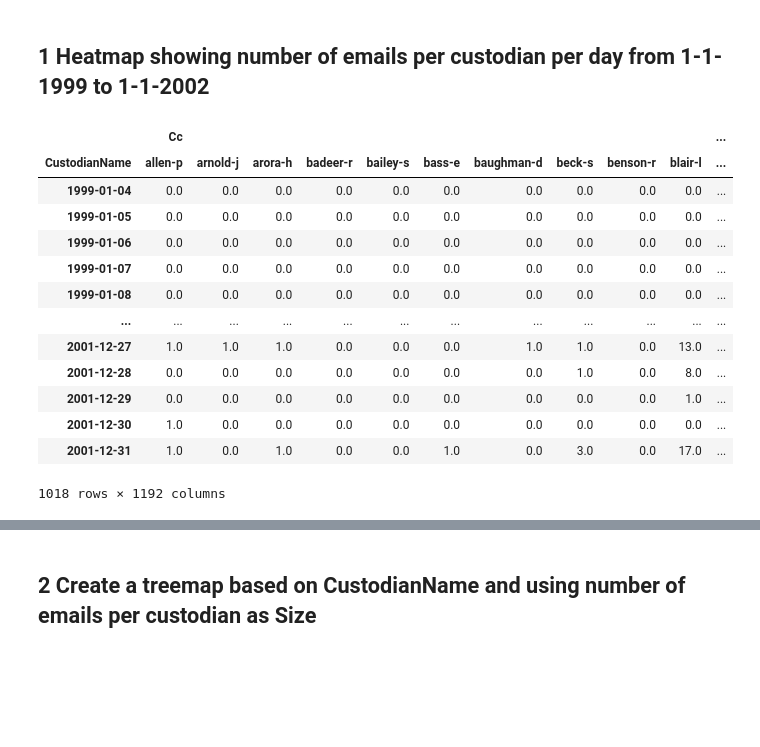
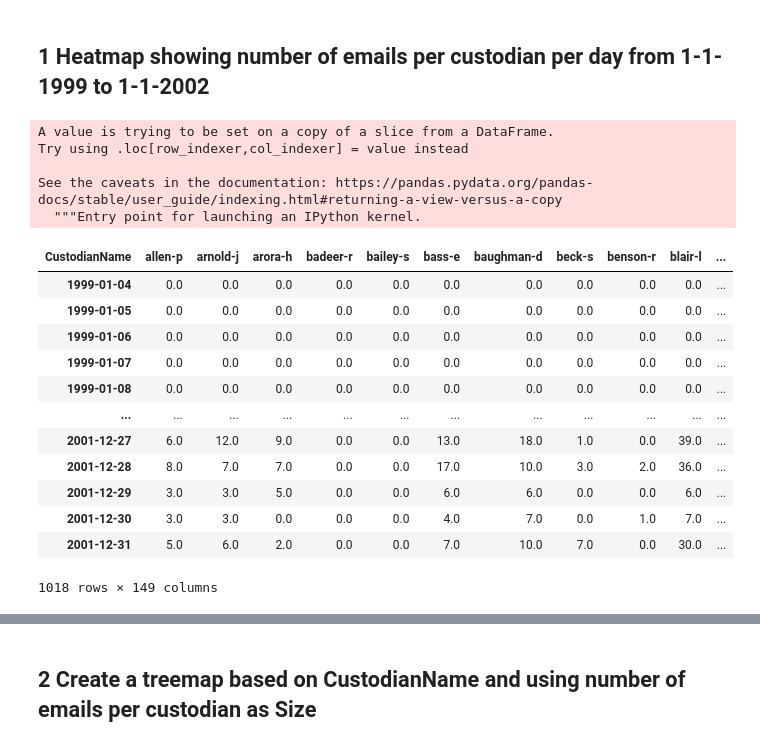
Before and after one commit to HansHenseler/masdav2022, a Jupyter notebook: Part_6_Exercises_Answers.ipynb, the cells around one changed output, grey strips where cells are left out. Cells and saved outputs as stored; diff of their text form; code cells hidden in the pictures; blank space fills up the shorter version.

```diff
--- a/Part_6_Exercises_Answers.ipynb
+++ b/Part_6_Exercises_Answers.ipynb
@@ -339,11 +314,16 @@ top10(closeness)
 # %% [markdown]
 ## 1 Heatmap showing number of emails per custodian per day from 1-1-1999 to 1-1-2002
 # %%
-emails_per_custodian_day = pd.pivot_table( clean_df , columns=[clean_df.CustodianName],index=[clean_df.index.date], aggfunc="count")
+clean_df['Count']=1
+emails_per_custodian_day = pd.pivot_table( clean_df , values='Count',columns=[clean_df.CustodianName],index=[clean_df.index.date], aggfunc="count")
 emails_per_custodian_day.fillna(0,inplace=True)
 emails_per_custodian_day
 # %% [output]
+A value is trying to be set on a copy of a slice from a DataFrame.
+Try using .loc[row_indexer,col_indexer] = value instead
+
+See the caveats in the documentation: https://pandas.pydata.org/pandas-docs/stable/user_guide/indexing.html#returning-a-view-versus-a-copy
+  """Entry point for launching an IPython kernel.
-|  | Cc |  |  |  |  |  |  |  |  |  | ... |
 | CustodianName | allen-p | arnold-j | arora-h | badeer-r | bailey-s | bass-e | baughman-d | beck-s | benson-r | blair-l | ... |
 | 1999-01-04 | 0.0 | 0.0 | 0.0 | 0.0 | 0.0 | 0.0 | 0.0 | 0.0 | 0.0 | 0.0 | ... |
 | 1999-01-05 | 0.0 | 0.0 | 0.0 | 0.0 | 0.0 | 0.0 | 0.0 | 0.0 | 0.0 | 0.0 | ... |
@@ -351,12 +331,12 @@ emails_per_custodian_day
 | 1999-01-07 | 0.0 | 0.0 | 0.0 | 0.0 | 0.0 | 0.0 | 0.0 | 0.0 | 0.0 | 0.0 | ... |
 | 1999-01-08 | 0.0 | 0.0 | 0.0 | 0.0 | 0.0 | 0.0 | 0.0 | 0.0 | 0.0 | 0.0 | ... |
 | ... | ... | ... | ... | ... | ... | ... | ... | ... | ... | ... | ... |
-| 2001-12-27 | 1.0 | 1.0 | 1.0 | 0.0 | 0.0 | 0.0 | 1.0 | 1.0 | 0.0 | 13.0 | ... |
-| 2001-12-28 | 0.0 | 0.0 | 0.0 | 0.0 | 0.0 | 0.0 | 0.0 | 1.0 | 0.0 | 8.0 | ... |
-| 2001-12-29 | 0.0 | 0.0 | 0.0 | 0.0 | 0.0 | 0.0 | 0.0 | 0.0 | 0.0 | 1.0 | ... |
-| 2001-12-30 | 1.0 | 0.0 | 0.0 | 0.0 | 0.0 | 0.0 | 0.0 | 0.0 | 0.0 | 0.0 | ... |
-| 2001-12-31 | 1.0 | 0.0 | 1.0 | 0.0 | 0.0 | 1.0 | 0.0 | 3.0 | 0.0 | 17.0 | ... |
+| 2001-12-27 | 6.0 | 12.0 | 9.0 | 0.0 | 0.0 | 13.0 | 18.0 | 1.0 | 0.0 | 39.0 | ... |
+| 2001-12-28 | 8.0 | 7.0 | 7.0 | 0.0 | 0.0 | 17.0 | 10.0 | 3.0 | 2.0 | 36.0 | ... |
+| 2001-12-29 | 3.0 | 3.0 | 5.0 | 0.0 | 0.0 | 6.0 | 6.0 | 0.0 | 0.0 | 6.0 | ... |
+| 2001-12-30 | 3.0 | 3.0 | 0.0 | 0.0 | 0.0 | 4.0 | 7.0 | 0.0 | 1.0 | 7.0 | ... |
+| 2001-12-31 | 5.0 | 6.0 | 2.0 | 0.0 | 0.0 | 7.0 | 10.0 | 7.0 | 0.0 | 30.0 | ... |
-1018 rows × 1192 columns
+1018 rows × 149 columns
 # %%
 import seaborn as sns
 
```
Also changed, not shown: parts of 3 cells of this notebook.
